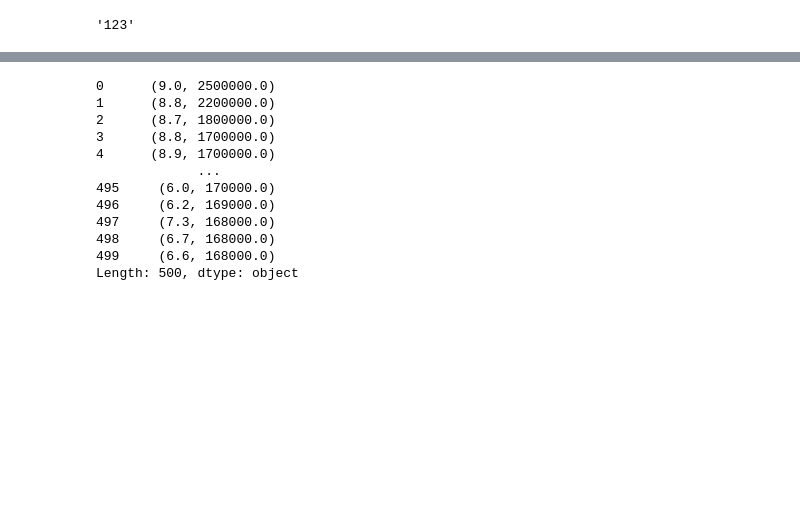
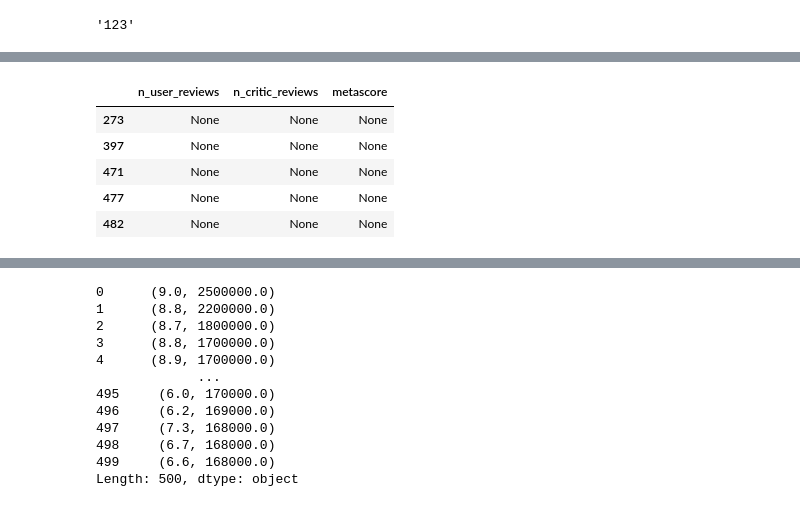
Before and after one commit to ilyamil/movie_recommender_system, a Jupyter notebook: notebooks/reviews_cleaning.ipynb, the cells around one changed output, grey strips where cells are left out. Drawn from its saved outputs; the diff is of its cells as text; code cells hidden in the pictures; blank space fills up the shorter version.

```diff
--- a/notebooks/reviews_cleaning.ipynb
+++ b/notebooks/reviews_cleaning.ipynb
@@ -161,0 +226,9 @@ split_aggregate_rating_col(action)
+# %%
+p[n['n_user_reviews']]
+# %% [output]
+|  | n_user_reviews | n_critic_reviews | metascore |
+| 273 | None | None | None |
+| 397 | None | None | None |
+| 471 | None | None | None |
+| 477 | None | None | None |
+| 482 | None | None | None |
```
Also changed, not shown: parts of 16 cells of this notebook, 5 other files.
